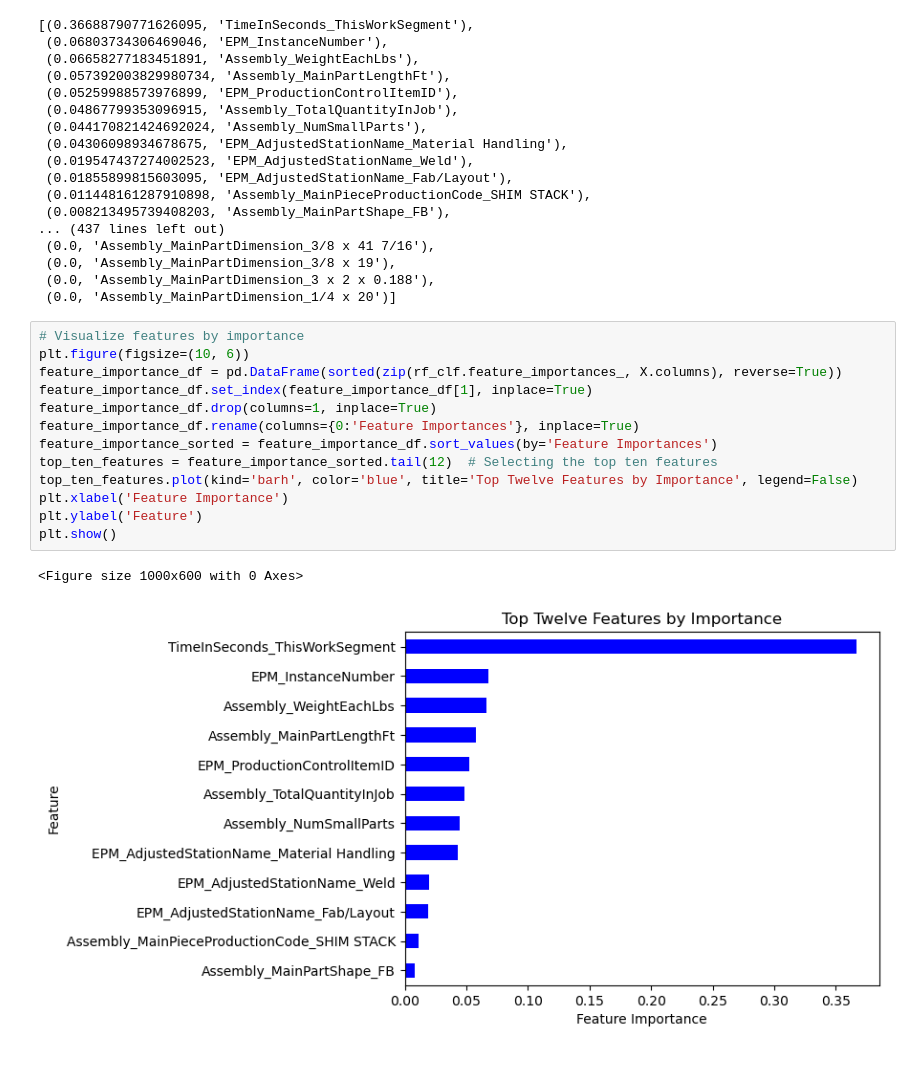
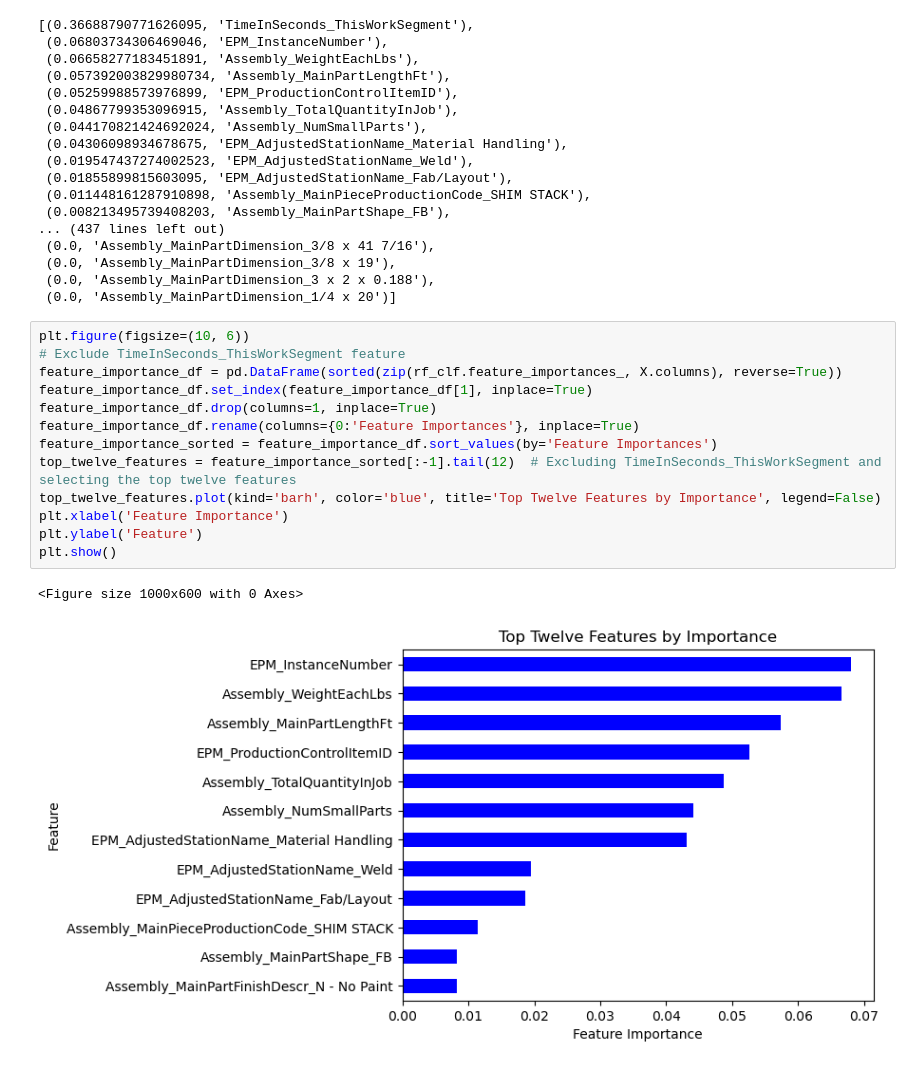
Before and after one commit to BFletchall/Project-4---Group-4---Machine-Learning, a Jupyter notebook: models/random_forest_regression_model.ipynb, the cells around one changed output. Saved outputs shown, nothing was run; the diff lists cells and outputs as text.

```diff
--- a/models/random_forest_regression_model.ipynb
+++ b/models/random_forest_regression_model.ipynb
@@ -372,19 +376,19 @@ sorted(zip(rf_clf.feature_importances_, X.columns), reverse=True)
  (0.0, 'Assembly_MainPartDimension_3/8 x 19'),
  (0.0, 'Assembly_MainPartDimension_3 x 2 x 0.188'),
  (0.0, 'Assembly_MainPartDimension_1/4 x 20')]
-# %%
-# Visualize features by importance
-plt.figure(figsize=(10, 6))
-feature_importance_df = pd.DataFrame(sorted(zip(rf_clf.feature_importances_, X.columns), reverse=True))
-feature_importance_df.set_index(feature_importance_df[1], inplace=True)
-feature_importance_df.drop(columns=1, inplace=True)
-feature_importance_df.rename(columns={0:'Feature Importances'}, inplace=True)
-feature_importance_sorted = feature_importance_df.sort_values(by='Feature Importances')
-top_ten_features = feature_importance_sorted.tail(12)  # Selecting the top ten features
-top_ten_features.plot(kind='barh', color='blue', title='Top Twelve Features by Importance', legend=False)
-plt.xlabel('Feature Importance')
-plt.ylabel('Feature')
-plt.show()
-# %% [output]
-<Figure size 1000x600 with 0 Axes>
-[figure, removed]
+# %%
+plt.figure(figsize=(10, 6))
+# Exclude TimeInSeconds_ThisWorkSegment feature
+feature_importance_df = pd.DataFrame(sorted(zip(rf_clf.feature_importances_, X.columns), reverse=True))
+feature_importance_df.set_index(feature_importance_df[1], inplace=True)
+feature_importance_df.drop(columns=1, inplace=True)
+feature_importance_df.rename(columns={0:'Feature Importances'}, inplace=True)
+feature_importance_sorted = feature_importance_df.sort_values(by='Feature Importances')
+top_twelve_features = feature_importance_sorted[:-1].tail(12)  # Excluding TimeInSeconds_ThisWorkSegment and selecting the top twelve features
+top_twelve_features.plot(kind='barh', color='blue', title='Top Twelve Features by Importance', legend=False)
+plt.xlabel('Feature Importance')
+plt.ylabel('Feature')
+plt.show()
+# %% [output]
+<Figure size 1000x600 with 0 Axes>
+[figure, added]
```
Also changed, not shown: parts of 6 cells of this notebook, 17 other files.
